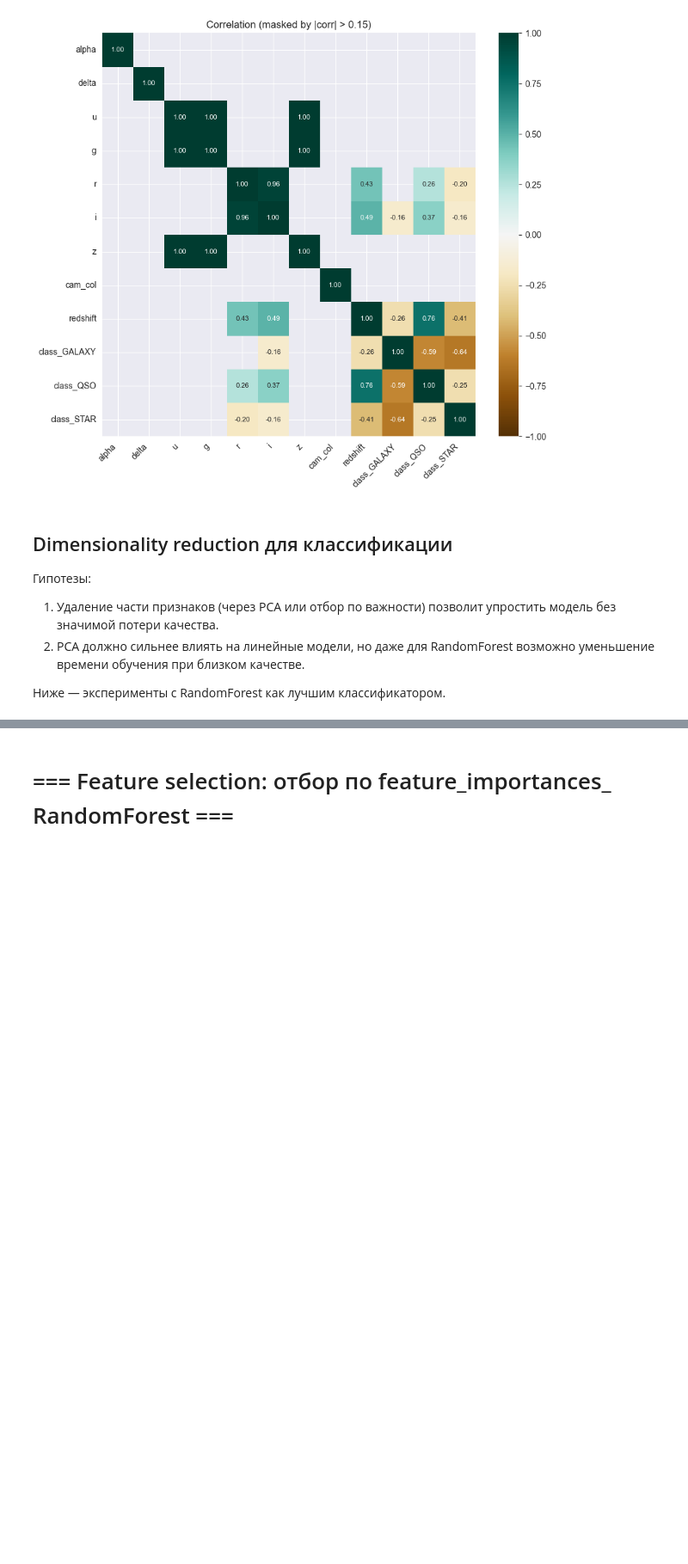
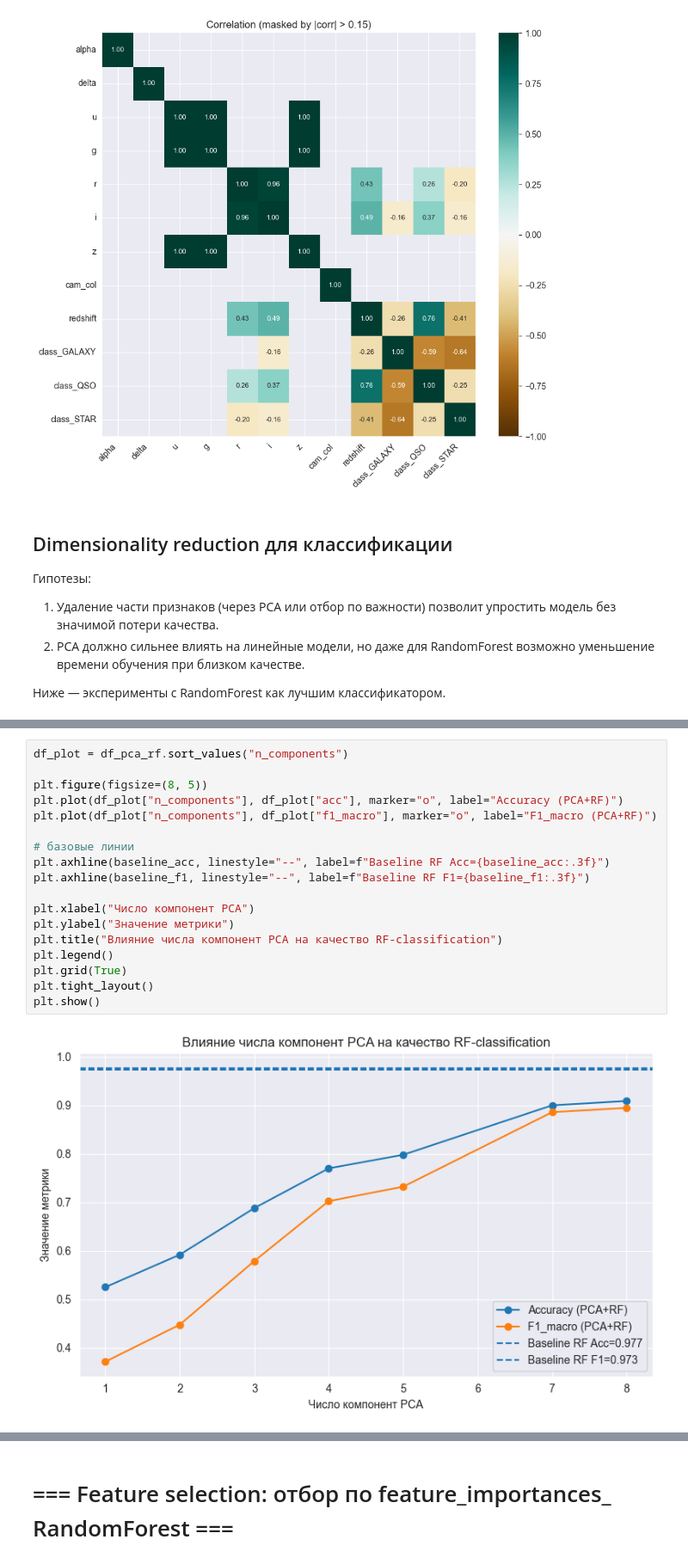
Before and after one commit to Saharochekl/FSR_ML, a Jupyter notebook: project/main_project.ipynb, the cells around one changed output, grey strips where cells are left out. Shown at 86% size. Saved outputs shown, nothing was run; the diff lists cells and outputs as text; blank space fills up the shorter version.

```diff
--- a/project/main_project.ipynb
+++ b/project/main_project.ipynb
@@ -746,0 +749,20 @@ display(df_pca_rf)
+# %%
+df_plot = df_pca_rf.sort_values("n_components")
+
+plt.figure(figsize=(8, 5))
+plt.plot(df_plot["n_components"], df_plot["acc"], marker="o", label="Accuracy (PCA+RF)")
+plt.plot(df_plot["n_components"], df_plot["f1_macro"], marker="o", label="F1_macro (PCA+RF)")
+
+# базовые линии
+plt.axhline(baseline_acc, linestyle="--", label=f"Baseline RF Acc={baseline_acc:.3f}")
+plt.axhline(baseline_f1, linestyle="--", label=f"Baseline RF F1={baseline_f1:.3f}")
+
+plt.xlabel("Число компонент PCA")
+plt.ylabel("Значение метрики")
+plt.title("Влияние числа компонент PCA на качество RF-classification")
+plt.legend()
+plt.grid(True)
+plt.tight_layout()
+plt.show()
+# %% [output]
+[figure, added]
```
Also changed, not shown: parts of 44 cells of this notebook, 13 other files.
